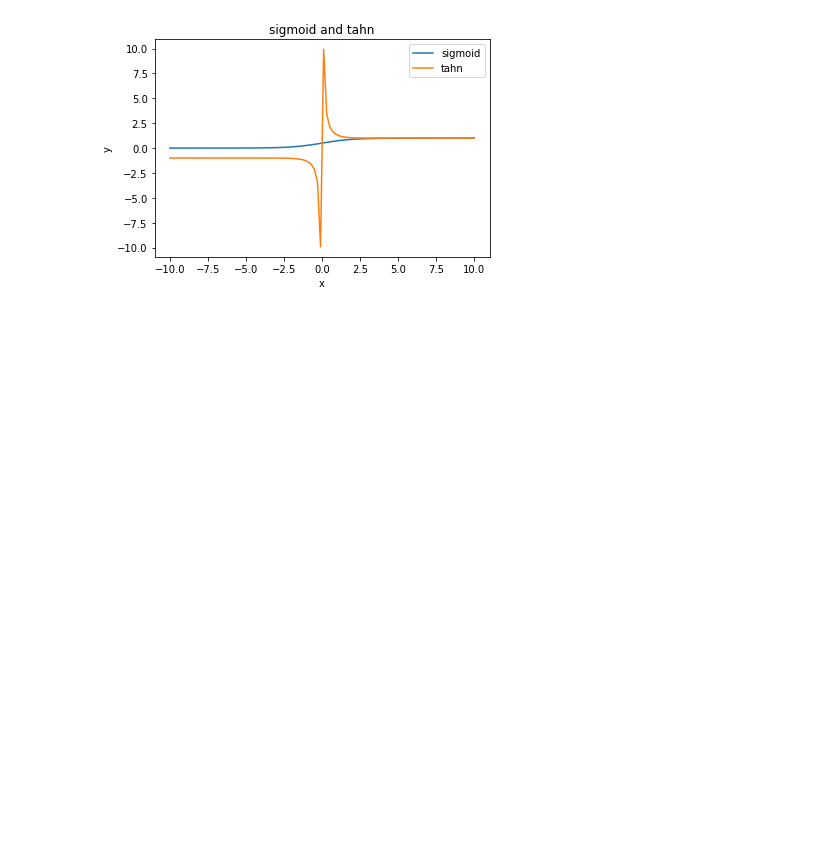
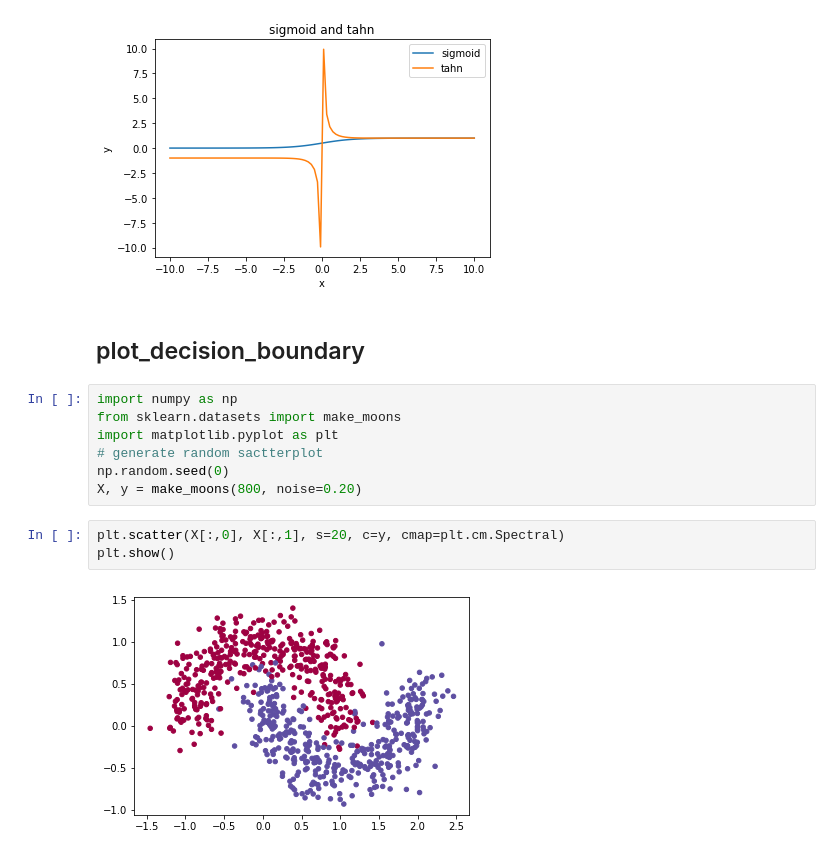
Before and after one commit to AndyClouder/ML, a Jupyter notebook: Matplot/PlotFunction.ipynb, the cells around one changed output. Cells and saved outputs as stored; diff of their text form; blank space fills up the shorter version.

```diff
--- a/Matplot/PlotFunction.ipynb
+++ b/Matplot/PlotFunction.ipynb
@@ -35,3 +35,17 @@ plt.legend()
 plt.show()
 # %% [output]
 [figure]
+# %% [markdown]
+## plot_decision_boundary
+# %%
+import numpy as np
+from sklearn.datasets import make_moons
+import matplotlib.pyplot as plt
+# generate random sactterplot
+np.random.seed(0)
+X, y = make_moons(800, noise=0.20)
+# %%
+plt.scatter(X[:,0], X[:,1], s=20, c=y, cmap=plt.cm.Spectral)
+plt.show()
+# %% [output]
+[figure, added]
```
Also changed, not shown: parts of 2 cells of this notebook.
